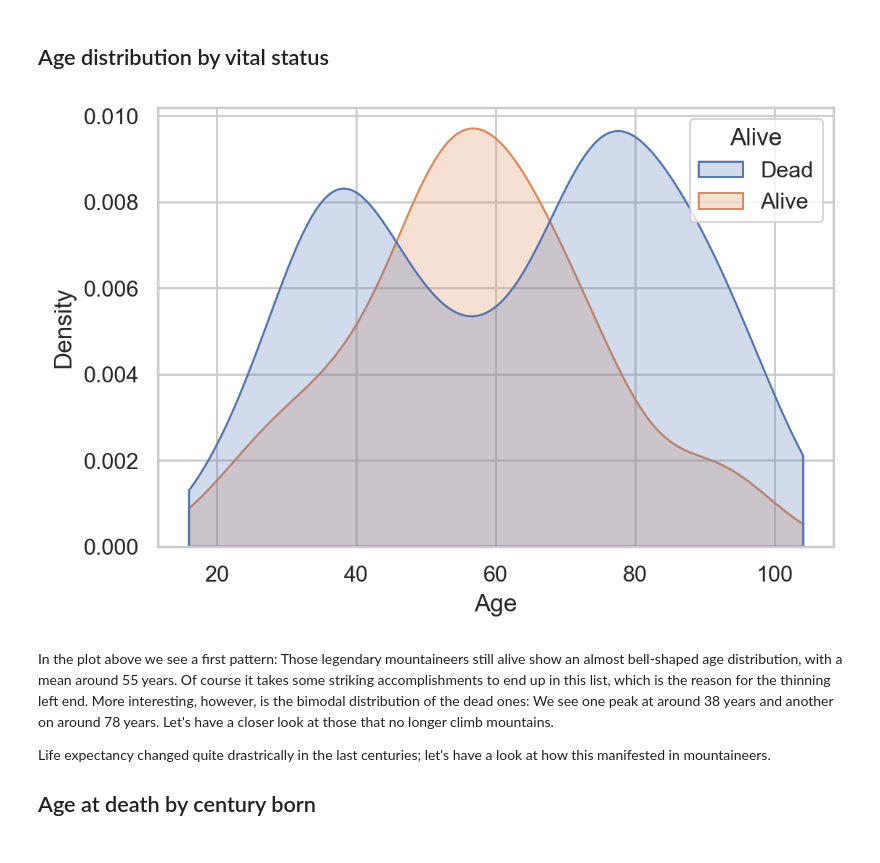
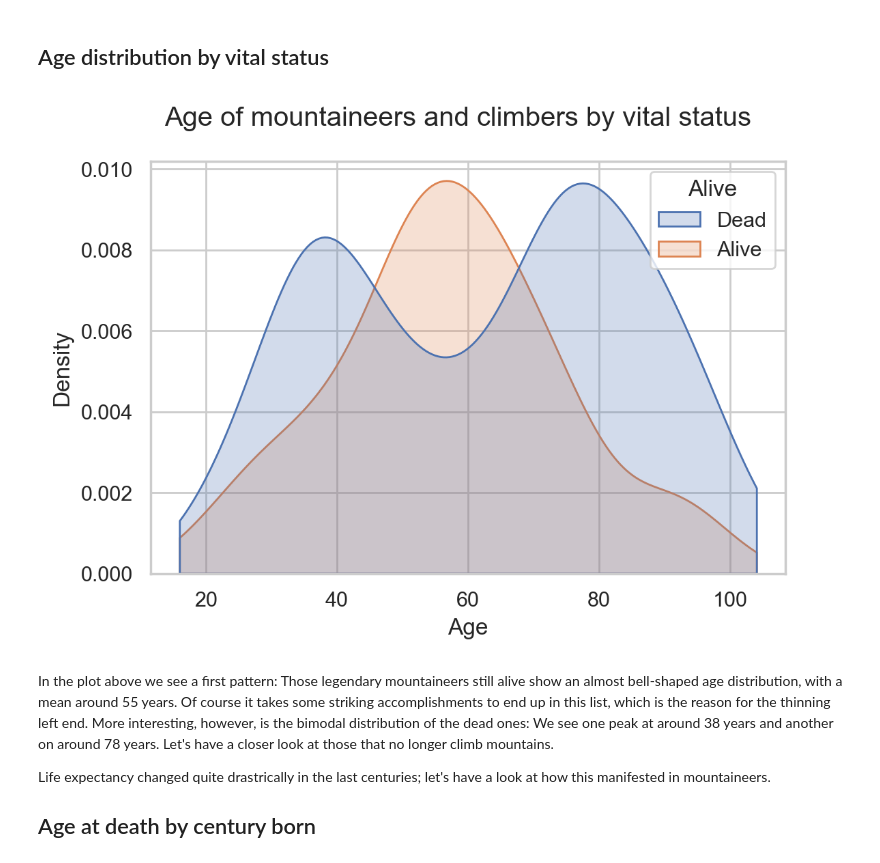
Before and after one commit to dmnkfr/mountaineers, a Jupyter notebook: mountaineers_wiki.ipynb, the cells around one changed output. Cells and saved outputs as stored; diff of their text form; code cells hidden in the pictures.

```diff
--- a/mountaineers_wiki.ipynb
+++ b/mountaineers_wiki.ipynb
@@ -416,9 +418,10 @@ The __vast__ majority of climbers and mountaineers in this list are from either
 ## Age distribution by vital status
 # %%
 plt.figure(figsize=(6,4),dpi=200)
-sns.kdeplot(data=df,x="Age",hue="Alive",fill=True, clip=[df["Age"].min(),df["Age"].max()]);
+sns.kdeplot(data=df,x="Age",hue="Alive",fill=True, clip=[df["Age"].min(),df["Age"].max()])
+plt.suptitle("Age of mountaineers and climbers by vital status");
 # %% [output]
-[figure, old version]
+[figure, new version]
 # %% [markdown]
 In the plot above we see a first pattern: Those legendary mountaineers still alive show an almost bell-shaped age distribution, with a mean around 55 years. Of course it takes some striking accomplishments to end up in this list, which is the reason for the thinning left end. More interesting, however, is the bimodal distribution of the dead ones: We see one peak at around 38 years and another on around 78 years. Let's have a closer look at those that no longer climb mountains.
 
```
Also changed, not shown: parts of 2 cells of this notebook.
